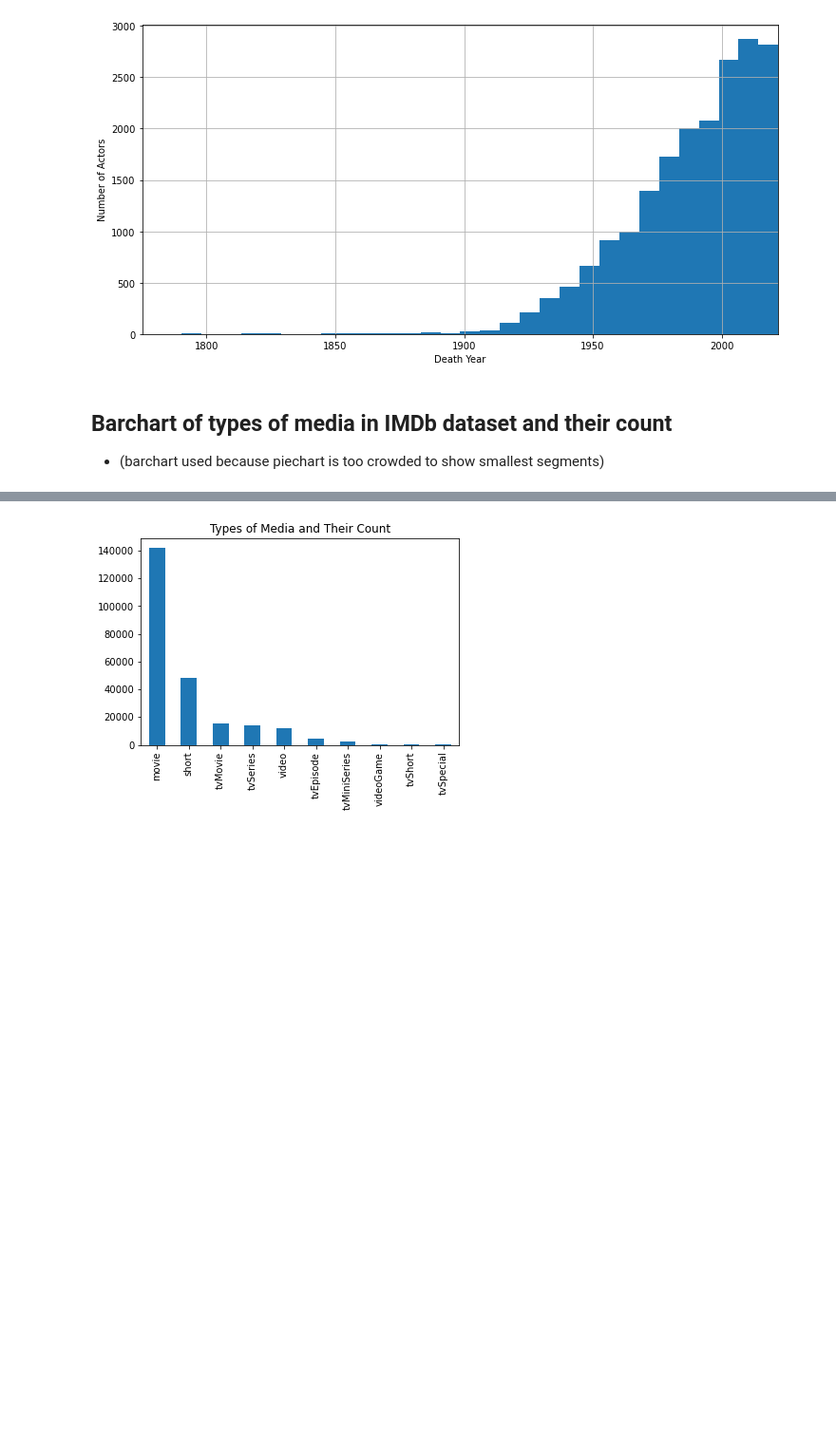
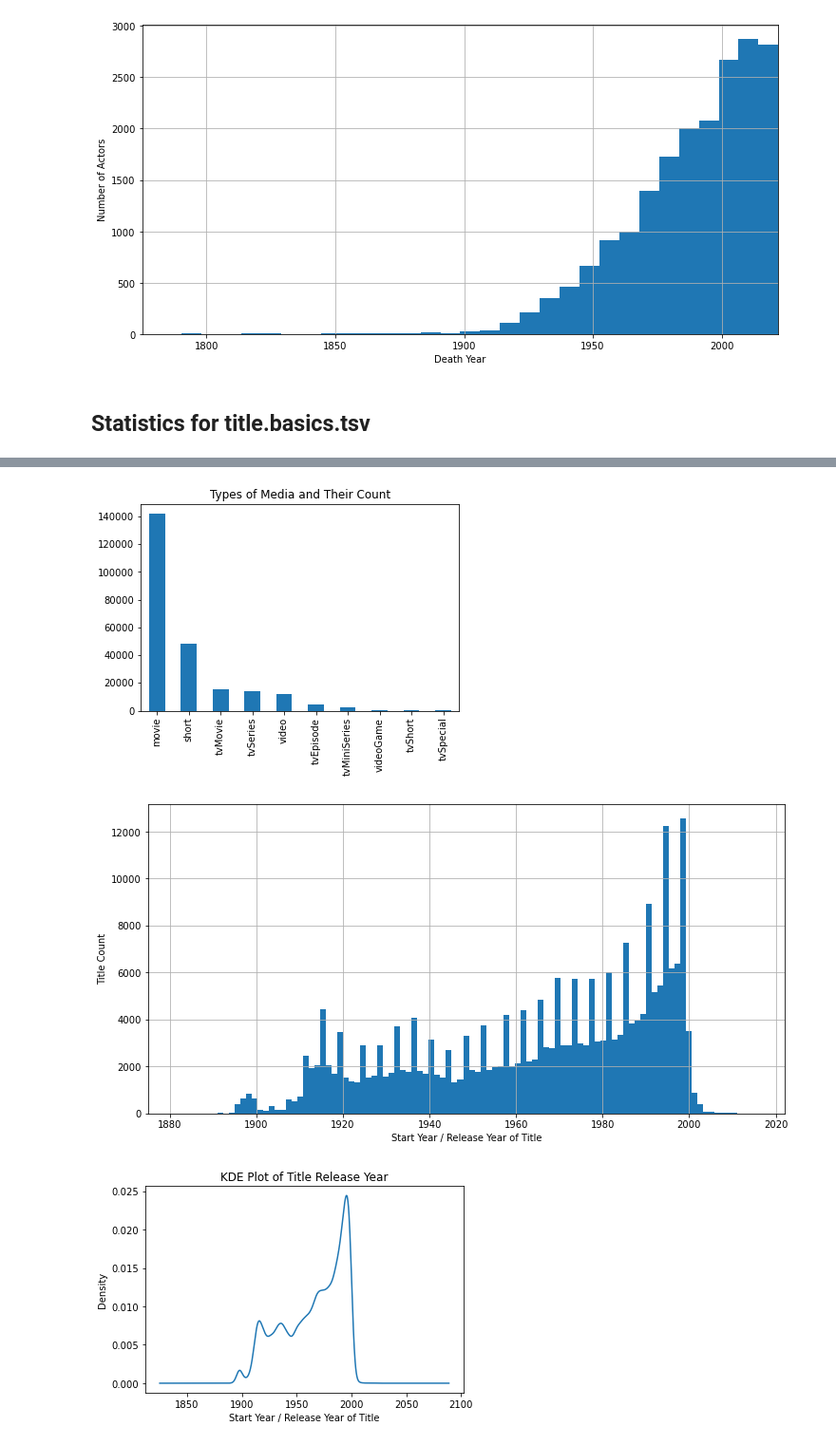
Before and after one commit to dash2927/ABCD, a Jupyter notebook: imdbEDA.ipynb, the cells around one changed output, grey strips where cells are left out. Shown at 95% size. Drawn from its saved outputs; the diff is of its cells as text; code cells hidden in the pictures; blank space fills up the shorter version.

Commit message:
Commit IMDb EDA changes before meeting.

```diff
--- a/imdbEDA.ipynb
+++ b/imdbEDA.ipynb
@@ -127,16 +129,59 @@ freq             1092
 [figure]
 [figure]
 # %% [markdown]
-## Barchart of types of media in IMDb dataset and their count
-* (barchart used because piechart is too crowded to show smallest segments)
+## Statistics for title.basics.tsv
 # %%
 # show dataset size, do a pie chart on the media types,
 # do a kde plot on movie year, etc.
 df = pd.read_csv('title.basics.tsv', sep='\t')
 
+print("\nSample of title.basics.tsv dataset: \n\n", df.head)
+
+print("\nStatistics for titles.basics.tsv: \n\n", df1.describe())
+
+# Piechart is commented out because it looks bad. Use barchart below
+#df['titleType'].value_counts().plot(ax=ax, kind='pie')
+
 fig, ax = plt.subplots()
 df['titleType'].value_counts().plot(title='Types of Media and Their Count',ax=ax, kind='bar')
 
-# Piechart is commented out because it looks bad
-#df['titleType'].value_counts().plot(ax=ax, kind='pie')
+
+# Prep startYear column to make a histogram and a KDE plot
+# drop rows where startYear is /N
+df.drop(df[df['startYear'] == r'\N'].index, inplace = True)
+# convert startYear column from type object to type numeric. df1 is 1 column.
+df1 = pd.to_numeric(df['startYear'])
+# Make histogram of startYear
+fig = plt.figure(figsize=(12, 6))
+df1.hist(bins=100)
+plt.xlabel('Start Year / Release Year of Title')
+plt.ylabel('Title Count')
+plt.xlim([1875, 2022])
+plt.show()
+
+# KDE plot of release year of a title
+df1.plot.kde(title='KDE Plot of Title Release Year')
+plt.xlabel('Start Year / Release Year of Title')
+plt.show()
+
+
+# Prep runtimeMinutes column to make a histogram and a KDE plot
+# drop rows where runtimeMinutes is /N
+df.drop(df[df['runtimeMinutes'] == r'\N'].index, inplace = True)
+# convert runtimeMinutes column from type object to type numeric. df2 is 1 column.
+df2 = pd.to_numeric(df['runtimeMinutes'])
+# Make histogram of runtimeMinutes
+fig = plt.figure(figsize=(12, 6))
+df2.hist(bins=100)
+plt.xlabel('Runtime of Title (minutes)')
+plt.ylabel('Title Count')
+plt.xlim([0, 500])
+plt.show()
+
+# KDE plot of title runtime
+df2.plot.kde(title='KDE Plot of Title Runtime')
+plt.xlabel('Runtime of Title (minutes)')
+plt.show()
+
+print("\nStatistics for titleruntime: \n\n", df2.describe())
 # %% [output]
@@ -144 +205,3 @@ df['titleType'].value_counts().plot(title='Types of Media and Their Count',ax=ax
 [figure]
+[figure, added]
+[figure, added]
```
Also changed, not shown: parts of 2 cells of this notebook.
